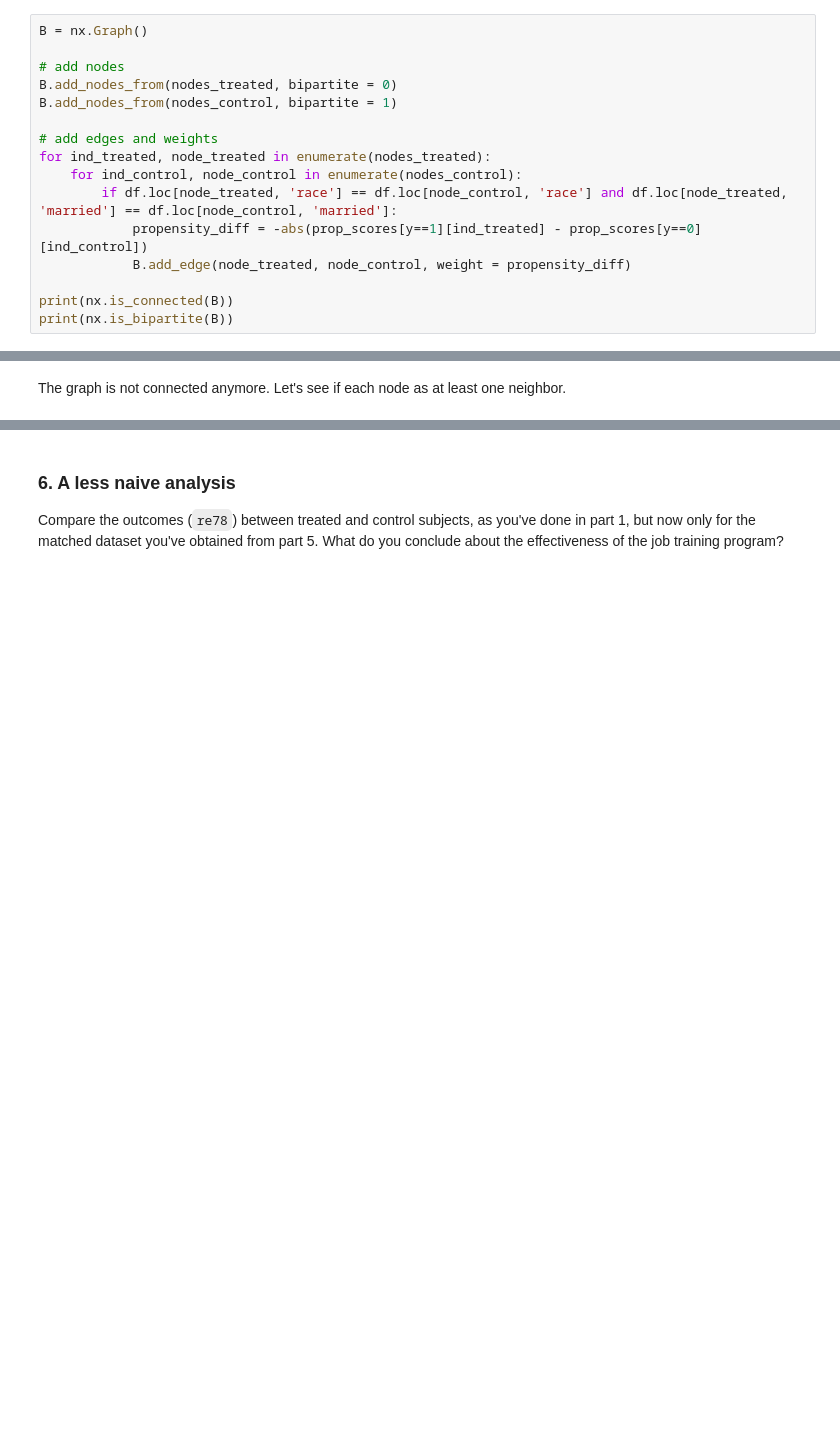
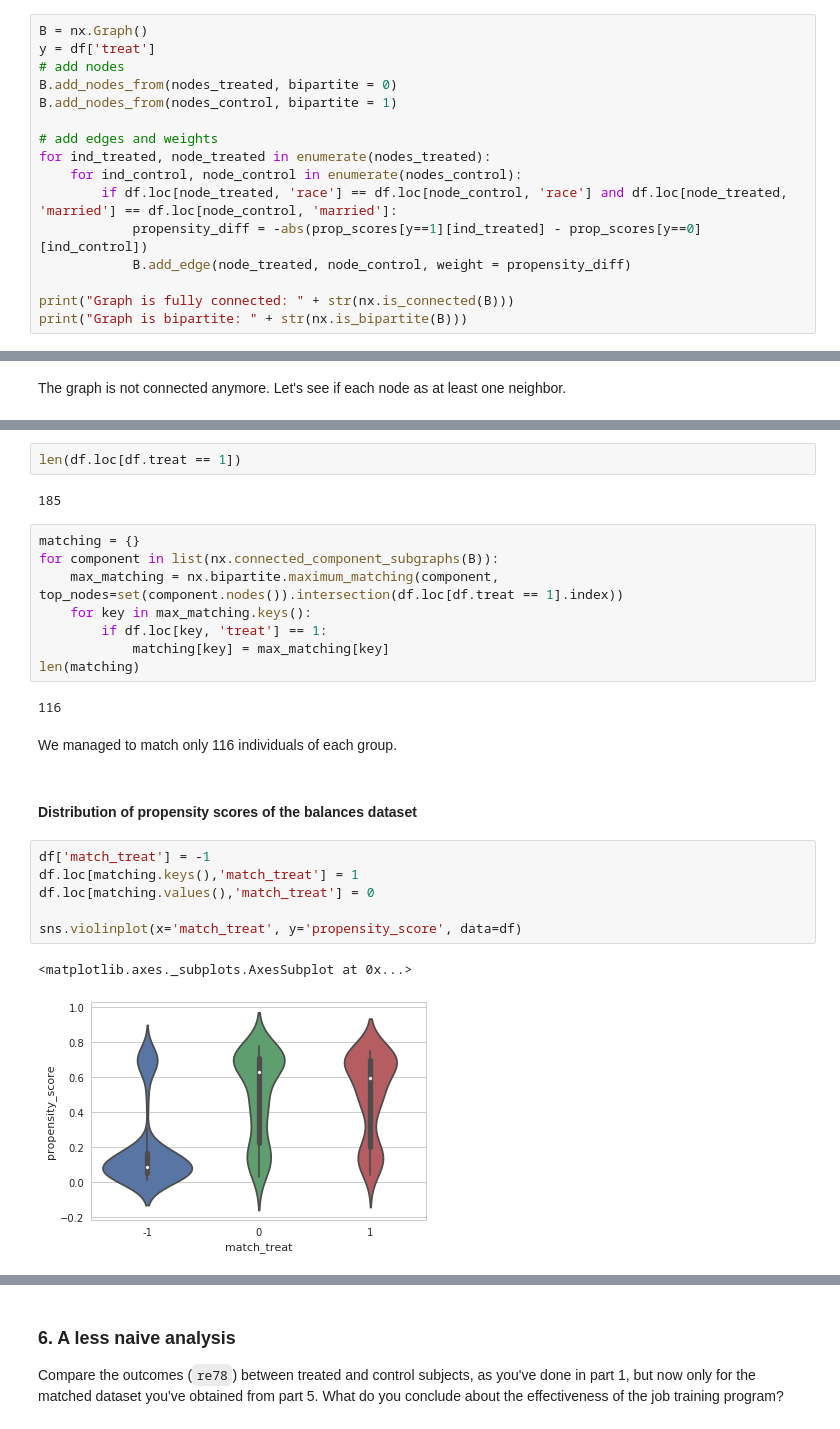
Before and after one commit to armand33/applied_data_analysis_2017, a Jupyter notebook: 04 - Applied ML/Homework 4.ipynb, the cells around one changed output, grey strips where cells are left out. Cells and saved outputs as stored; diff of their text form; blank space fills up the shorter version.

```diff
--- a/04 - Applied ML/Homework 4.ipynb
+++ b/04 - Applied ML/Homework 4.ipynb
@@ -391,7 +483,7 @@ Argue with numbers and plots that the two groups (treated and control) are now b
 Do the same thing as before but now we only add edges between the nodes that have the same race and the same marital status.
 # %%
 B = nx.Graph()
-
+y = df['treat']
 # add nodes
 B.add_nodes_from(nodes_treated, bipartite = 0)
 B.add_nodes_from(nodes_control, bipartite = 1)
@@ -403,5 +495,5 @@ for ind_treated, node_treated in enumerate(nodes_treated):
             propensity_diff = -abs(prop_scores[y==1][ind_treated] - prop_scores[y==0][ind_control])
             B.add_edge(node_treated, node_control, weight = propensity_diff)
 
-print(nx.is_connected(B))
-print(nx.is_bipartite(B))
+print("Graph is fully connected: " + str(nx.is_connected(B)))
+print("Graph is bipartite: " + str(nx.is_bipartite(B)))
@@ -416,0 +521,27 @@ In order to use network x, we need to make the graph connected again. Let's do s
+# %%
+len(df.loc[df.treat == 1])
+# %% [output]
+185
+# %%
+matching = {}
+for component in list(nx.connected_component_subgraphs(B)):
+    max_matching = nx.bipartite.maximum_matching(component, top_nodes=set(component.nodes()).intersection(df.loc[df.treat == 1].index))
+    for key in max_matching.keys():
+        if df.loc[key, 'treat'] == 1:
+            matching[key] = max_matching[key]
+len(matching)
+# %% [output]
+116
+# %% [markdown]
+We managed to match only 116 individuals of each group.
+# %% [markdown]
+#### Distribution of propensity scores of the balances dataset
+# %%
+df['match_treat'] = -1
+df.loc[matching.keys(),'match_treat'] = 1
+df.loc[matching.values(),'match_treat'] = 0
+
+sns.violinplot(x='match_treat', y='propensity_score', data=df)
+# %% [output]
+<matplotlib.axes._subplots.AxesSubplot at 0x...>
+[figure, added]
```
Also changed, not shown: parts of 54 cells of this notebook.
